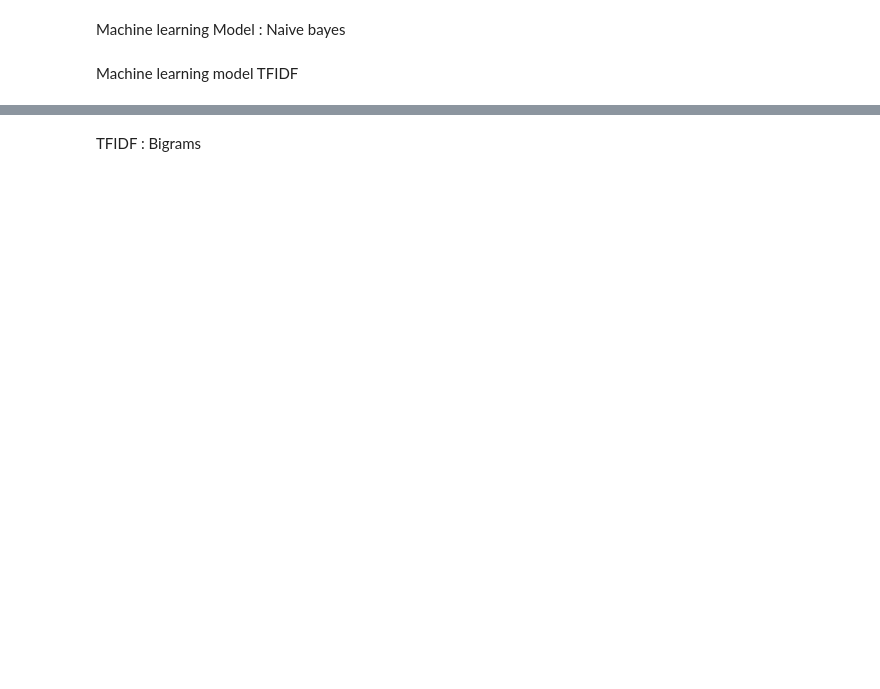
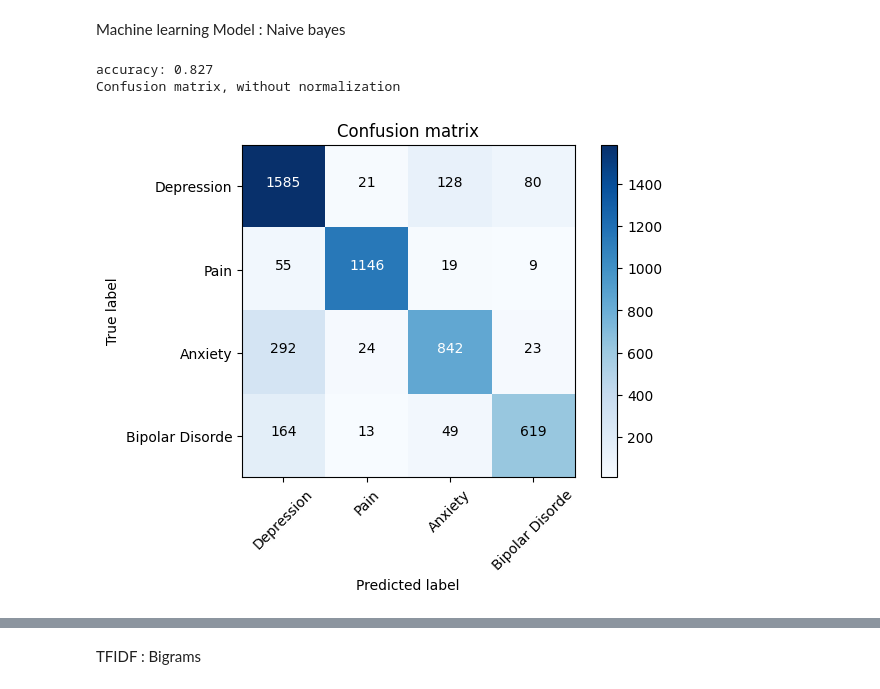
Before and after one commit to raj075512/check_your_drug_addicted_categroy, a Jupyter notebook: major_project_patient_condition_classification.ipynb, the cells around one changed output, grey strips where cells are left out. Cells and saved outputs as stored; diff of their text form; code cells hidden in the pictures; blank space fills up the shorter version.

```diff
--- a/major_project_patient_condition_classification.ipynb
+++ b/major_project_patient_condition_classification.ipynb
@@ -260,23 +223,33 @@ troubled
 from bs4 import BeautifulSoup
 import re
 # %%
+
+from nltk.corpus import stopwords
+from nltk.stem import WordNetLemmatizer
+
 def review_to_words(raw_review):
+    # Delete HTML
+    review_text = BeautifulSoup(raw_review, 'html.parser').get_text()
 
-  # delete HTML
-  review_text=BeautifulSoup(raw_review,'html.parser').get_text()
+    # Remove non-alphabetic characters
+    letters_only = re.sub('[^a-zA-Z]', ' ', review_text)
 
-  # make the space
-  letters_only= re.sub('[^a-zA-Z]', ' ',review_text)
+    # Convert to lowercase and split into words
+    words = letters_only.lower().split()
 
-  # lower letters
-  words=letters_only.lower().split()
+    # Remove stopwords
+    stop = set(stopwords.words("english"))
+    meaningful_words = [w for w in words if not w in stop]
 
-  #  stopwords
-   meaningful_words=[w for w in words if not w in stop]
+    # Lemmatization
+    lemmatizer = WordNetLemmatizer()
+    lemmatized_words = [lemmatizer.lemmatize(w) for w in meaningful_words]
 
-  #  lemmitization
-  lemmitize_words=[lemmatizer.lemmatize(w) for w in meangingful_words]
+    # Join the words back together with spaces
+    return ' '.join(lemmatized_words)
 
-  # space join words
-  return (' '.join(lemmitize_words))
+# Example usage:
+raw_review = "<html>This is an example review with <b>HTML</b> tags and other stuff.</html>"
+processed_review = review_to_words(raw_review)
+print(processed_review)
 # %% [output]
@@ -336,12 +340,14 @@ Machine learning Model : Naive bayes
 # %%
 mnb=MultinomialNB()
 mnb.fit(count_train,y_train)
 pred=mnb.predict(count_test)
 score=metrics.accuracy_score(y_test,pred)
 print("accuracy: %0.3f" %score)
 
 
-cm=metrics.confusion_matrix(y_test,pred,labels=['Pain','Depression','Anxiety','High Blood Pressure'])
-plot_confusion_matrix(cm,classes=['Pain','Depression','Anxiety','High Blood Pressure'])
+cm=metrics.confusion_matrix(y_test,pred,labels=['Depression','Pain','Anxiety','Bipolar Disorde'])
+plot_confusion_matrix(cm,classes=['Depression','Pain','Anxiety','Bipolar Disorde'])
+# %% [output]
+accuracy: 0.827
+Confusion matrix, without normalization
+[figure, added]
-# %% [markdown]
-Machine learning model TFIDF
```
Also changed, not shown: parts of 42 cells of this notebook.
